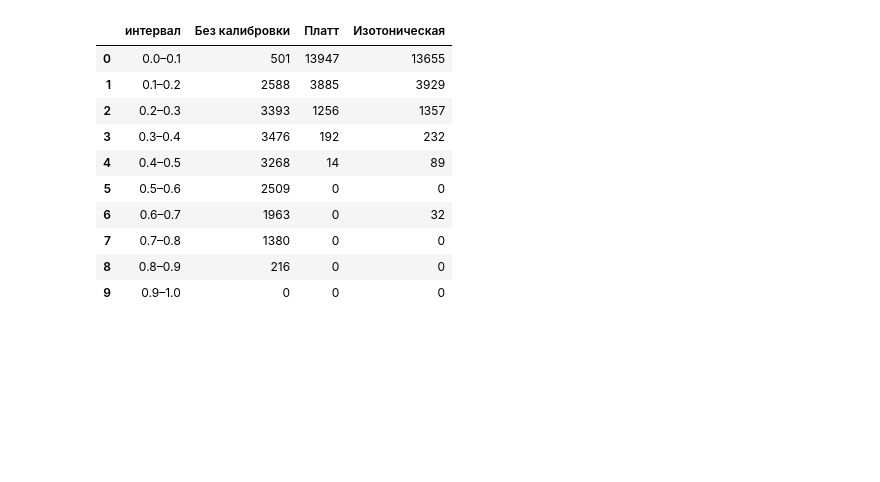
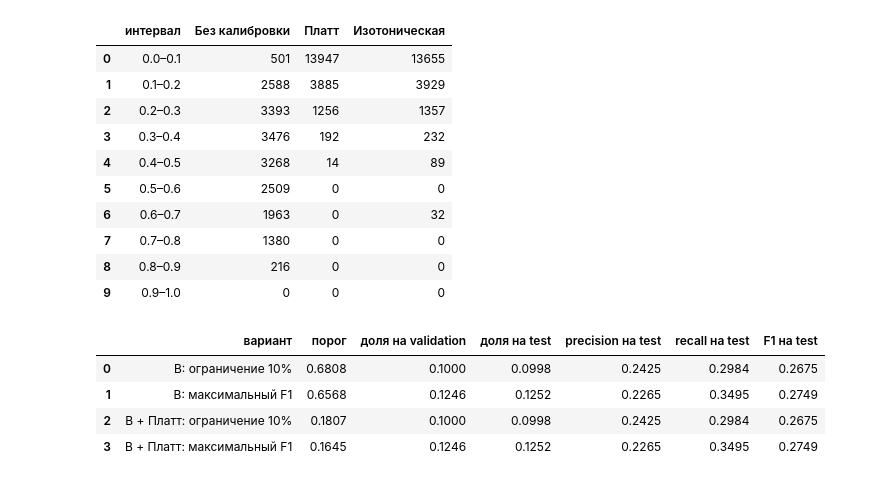
Before and after one commit to MikhailGeras/module0, a Jupyter notebook: ДЗ3.ipynb, the cells around one changed output. Saved outputs shown, nothing was run; the diff lists cells and outputs as text; code cells hidden in the pictures; blank space fills up the shorter version.

Commit message:
ДЗ3: сравнить пороги модели B до и после калибровки

```diff
--- a/ДЗ3.ipynb
+++ b/ДЗ3.ipynb
@@ -439,3 +439,43 @@ for model_name in ["A", "B"]:
 | 7 | 0.7–0.8 | 1380 | 0 | 0 |
 | 8 | 0.8–0.9 | 216 | 0 | 0 |
 | 9 | 0.9–1.0 | 0 | 0 | 0 |
+# %%
+p_val_b_platt = calibrated_models[("B", "sigmoid")].predict_proba(X_val)[:, 1]
+p_test_b_platt = calibrated_models[("B", "sigmoid")].predict_proba(X_test)[:, 1]
+
+threshold_b_capacity = threshold_for_capacity(p_val_b)
+threshold_b_f1 = threshold_for_best_f1(y_val, p_val_b)
+
+threshold_b_platt_capacity = threshold_for_capacity(p_val_b_platt)
+threshold_b_platt_f1 = threshold_for_best_f1(y_val, p_val_b_platt)
+
+threshold_b_table = pd.DataFrame([
+    threshold_results(
+        y_val, p_val_b, y_test, p_test_b,
+        threshold_b_capacity,
+        "B: ограничение 10%",
+    ),
+    threshold_results(
+        y_val, p_val_b, y_test, p_test_b,
+        threshold_b_f1,
+        "B: максимальный F1",
+    ),
+    threshold_results(
+        y_val, p_val_b_platt, y_test, p_test_b_platt,
+        threshold_b_platt_capacity,
+        "B + Платт: ограничение 10%",
+    ),
+    threshold_results(
+        y_val, p_val_b_platt, y_test, p_test_b_platt,
+        threshold_b_platt_f1,
+        "B + Платт: максимальный F1",
+    ),
+])
+
+display(threshold_b_table.round(4))
+# %% [output]
+|  | вариант | порог | доля на validation | доля на test | precision на test | recall на test | F1 на test |
+| 0 | B: ограничение 10% | 0.6808 | 0.1000 | 0.0998 | 0.2425 | 0.2984 | 0.2675 |
+| 1 | B: максимальный F1 | 0.6568 | 0.1246 | 0.1252 | 0.2265 | 0.3495 | 0.2749 |
+| 2 | B + Платт: ограничение 10% | 0.1807 | 0.1000 | 0.0998 | 0.2425 | 0.2984 | 0.2675 |
+| 3 | B + Платт: максимальный F1 | 0.1645 | 0.1246 | 0.1252 | 0.2265 | 0.3495 | 0.2749 |
```
Also changed, not shown: parts of 1 cell of this notebook.
